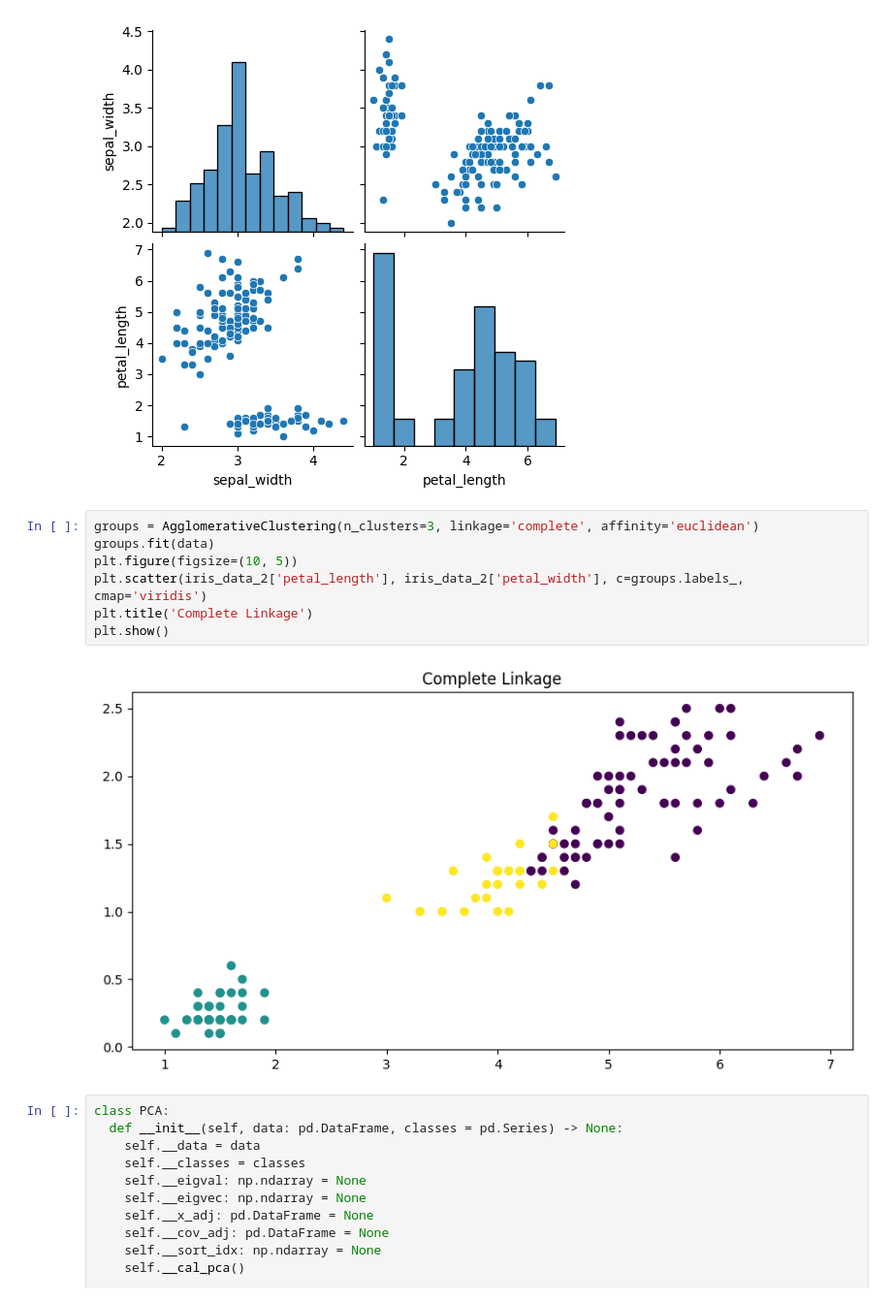
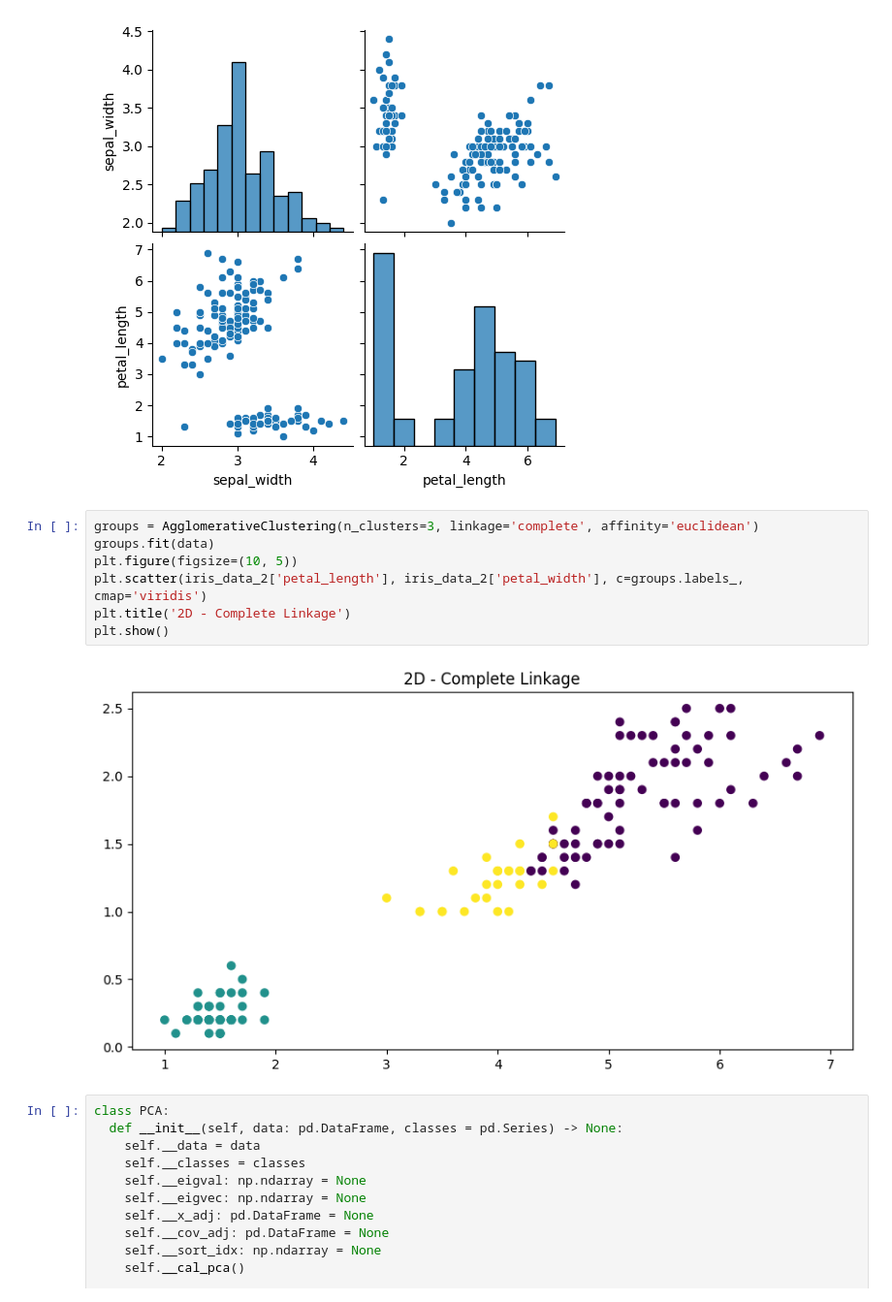
Before and after one commit to tung-ngt/ml2, a Jupyter notebook: labwork2/novete/iris_ahc.ipynb, the cells around one changed output. Shown: that part at 97% size. Drawn from its saved outputs; the diff is of its cells as text.

```diff
--- a/labwork2/novete/iris_ahc.ipynb
+++ b/labwork2/novete/iris_ahc.ipynb
@@ -122,12 +122,12 @@ sns.pairplot(iris_data_6)
 # %%
 groups = AgglomerativeClustering(n_clusters=3, linkage='complete', affinity='euclidean')
 groups.fit(data)
 plt.figure(figsize=(10, 5))
 plt.scatter(iris_data_2['petal_length'], iris_data_2['petal_width'], c=groups.labels_, cmap='viridis')
-plt.title('Complete Linkage')
+plt.title('2D - Complete Linkage')
 plt.show()
 # %% [output]
-[figure, old version]
+[figure, new version]
 # %%
 class PCA:
   def __init__(self, data: pd.DataFrame, classes = pd.Series) -> None:
```
Also changed, not shown: parts of 4 cells of this notebook, 11 other files.
